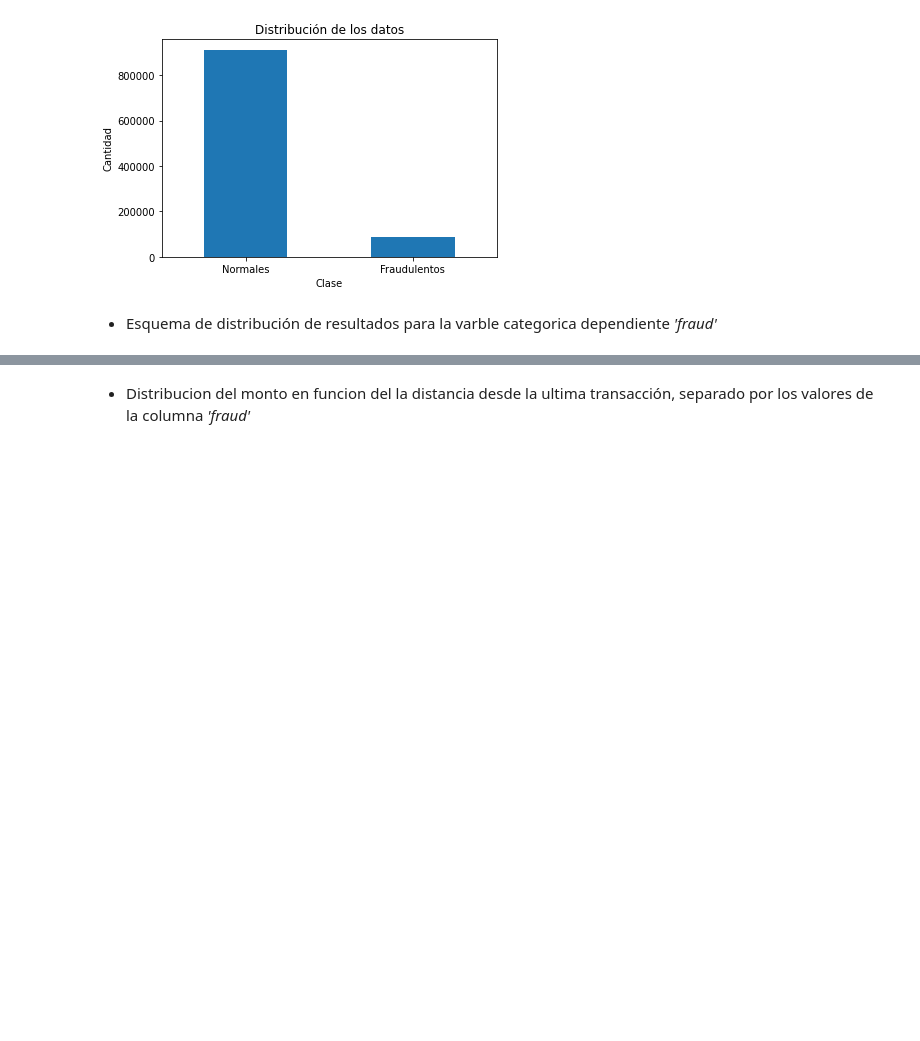
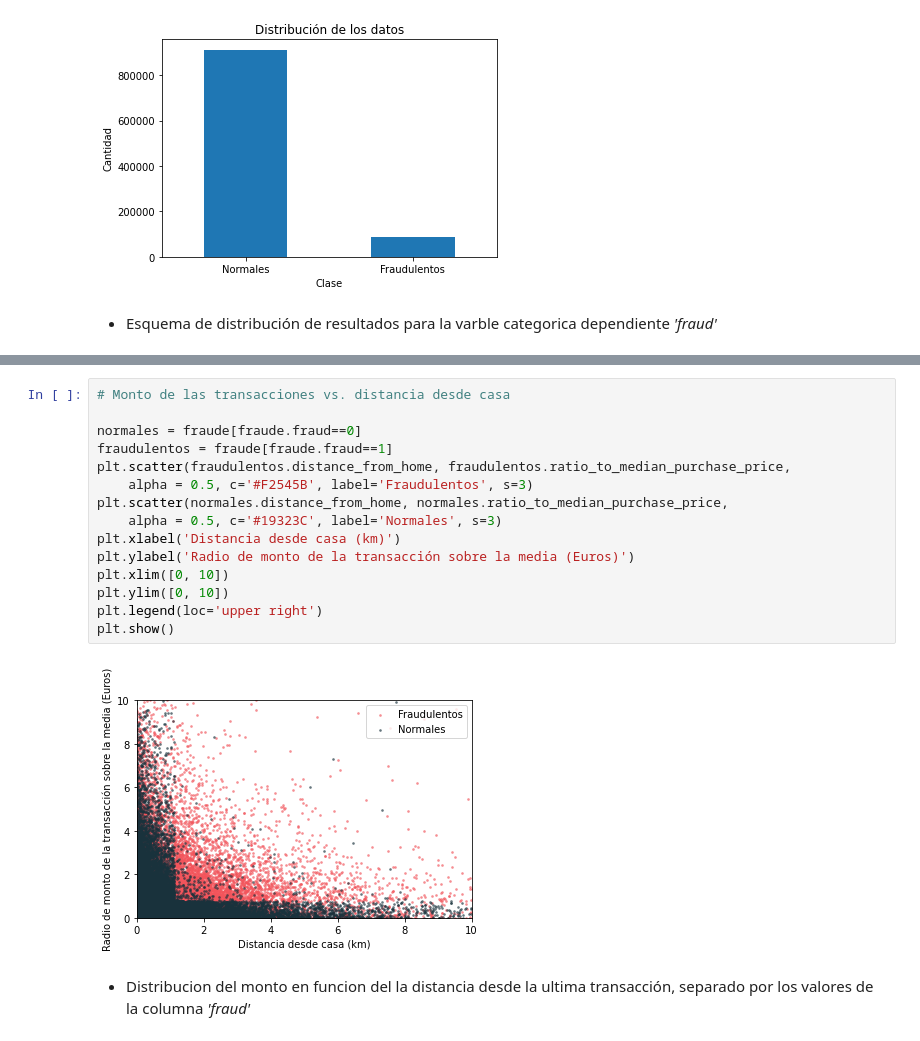
Before and after one commit to anfefuro/Hackathon, a Jupyter notebook: fraude.ipynb, the cells around one changed output, grey strips where cells are left out. Cells and saved outputs as stored; diff of their text form; blank space fills up the shorter version.

```diff
--- a/fraude.ipynb
+++ b/fraude.ipynb
@@ -63,3 +65,20 @@ plt.show()
+# %%
+# Monto de las transacciones vs. distancia desde casa
+
+normales = fraude[fraude.fraud==0]
+fraudulentos = fraude[fraude.fraud==1]
+plt.scatter(fraudulentos.distance_from_home, fraudulentos.ratio_to_median_purchase_price,
+	alpha = 0.5, c='#F2545B', label='Fraudulentos', s=3)
+plt.scatter(normales.distance_from_home, normales.ratio_to_median_purchase_price,
+	alpha = 0.5, c='#19323C', label='Normales', s=3)
+plt.xlabel('Distancia desde casa (km)')
+plt.ylabel('Radio de monto de la transacción sobre la media (Euros)')
+plt.xlim([0, 10])
+plt.ylim([0, 10])
+plt.legend(loc='upper right')
+plt.show()
+# %% [output]
+[figure, added]
 # %% [markdown]
 * Distribucion del monto en funcion del la distancia desde la ultima transacción, separado por los valores de la columna *'fraud'*
 # %%
```
Also changed, not shown: parts of 2 cells of this notebook, 3 other files.
